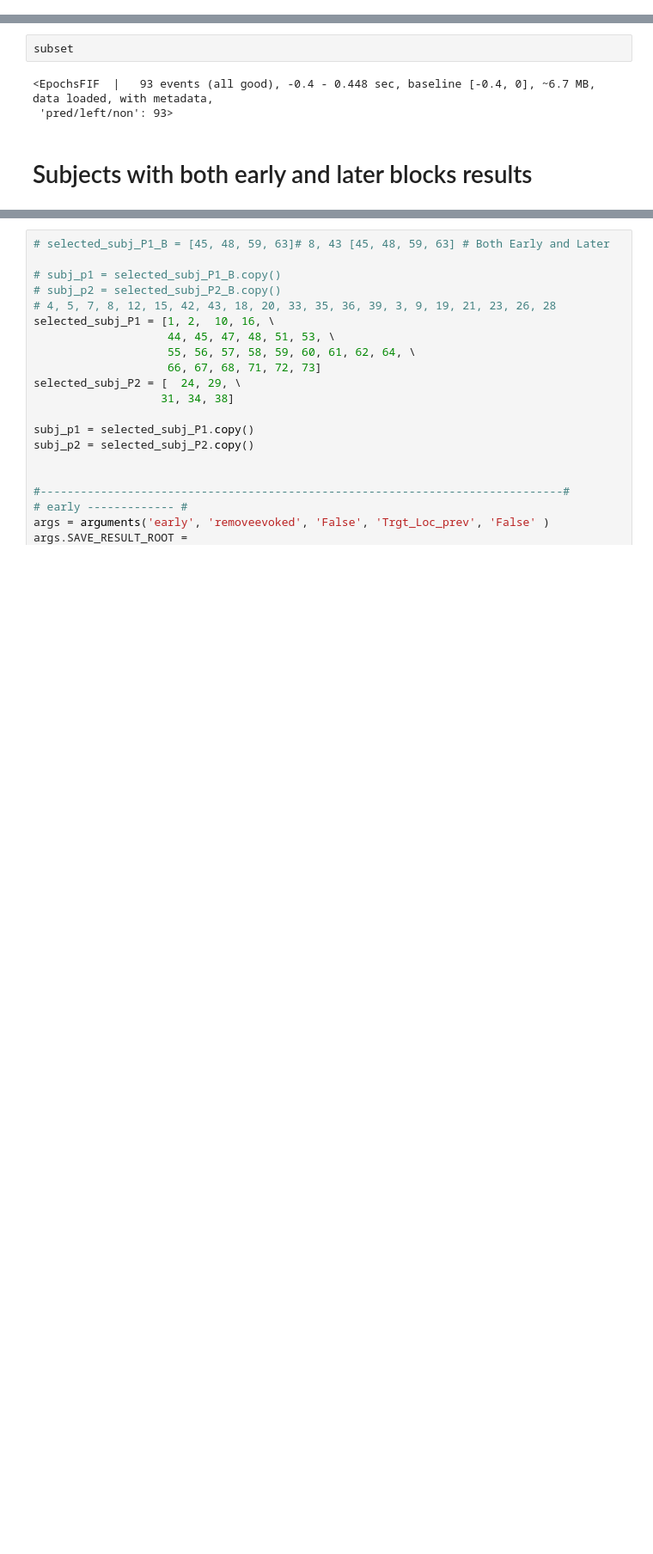
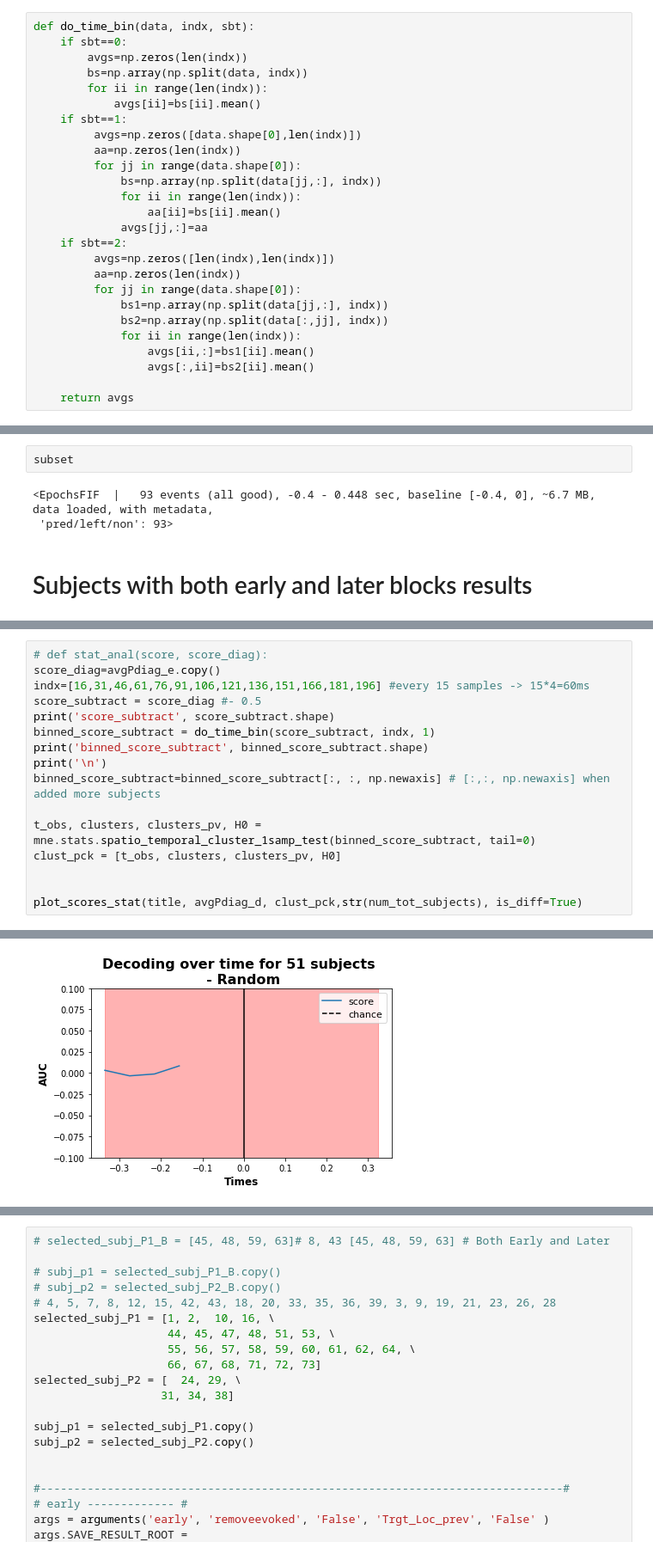
Before and after one commit to MaryZolfaghar/SPLT_EEG, a Jupyter notebook: jupyter/finals/final_genResults_randomSimulation_myData_may0420.ipynb, the cells around one changed output, grey strips where cells are left out. Shown: that part at 86% size. Cells and saved outputs as stored; diff of their text form; blank space fills up the shorter version.

```diff
--- a/jupyter/finals/final_genResults_randomSimulation_myData_may0420.ipynb
+++ b/jupyter/finals/final_genResults_randomSimulation_myData_may0420.ipynb
@@ -442,6 +449,32 @@ def plot_scores_diag(title, scores_diag, apply_smooth):
     ax.set_title('Sensor space decoding for %s subjects \n %s ' %(num_tot_subjects, title), fontproperties=font, fontweight='bold', fontsize=16)
     plt.tight_layout()
     plt.show()
+# %%
+def do_time_bin(data, indx, sbt):
+    if sbt==0:
+        avgs=np.zeros(len(indx))
+        bs=np.array(np.split(data, indx))
+        for ii in range(len(indx)):
+            avgs[ii]=bs[ii].mean()
+    if sbt==1:
+         avgs=np.zeros([data.shape[0],len(indx)])
+         aa=np.zeros(len(indx))
+         for jj in range(data.shape[0]):
+             bs=np.array(np.split(data[jj,:], indx))
+             for ii in range(len(indx)):
+                 aa[ii]=bs[ii].mean()
+             avgs[jj,:]=aa
+    if sbt==2:
+         avgs=np.zeros([len(indx),len(indx)])
+         aa=np.zeros(len(indx))
+         for jj in range(data.shape[0]):
+             bs1=np.array(np.split(data[jj,:], indx))
+             bs2=np.array(np.split(data[:,jj], indx))
+             for ii in range(len(indx)):
+                 avgs[ii,:]=bs1[ii].mean()
+                 avgs[:,ii]=bs2[ii].mean()
+
+    return avgs
 # %%
 def set_fonts():
     from matplotlib.font_manager import FontProperties
@@ -617,0 +718,17 @@ p1 shape 35 p2 shape 16
+# %%
+# def stat_anal(score, score_diag):
+score_diag=avgPdiag_e.copy()
+indx=[16,31,46,61,76,91,106,121,136,151,166,181,196] #every 15 samples -> 15*4=60ms
+score_subtract = score_diag #- 0.5
+print('score_subtract', score_subtract.shape)
+binned_score_subtract = do_time_bin(score_subtract, indx, 1)
+print('binned_score_subtract', binned_score_subtract.shape)
+print('\n')
+binned_score_subtract=binned_score_subtract[:, :, np.newaxis] # [:,:, np.newaxis] when added more subjects
+
+t_obs, clusters, clusters_pv, H0 = mne.stats.spatio_temporal_cluster_1samp_test(binned_score_subtract, tail=0)
+clust_pck = [t_obs, clusters, clusters_pv, H0]
+
+
+plot_scores_stat(title, avgPdiag_d, clust_pck,str(num_tot_subjects), is_diff=True)
+# %% [output]
@@ -617,0 +749 @@ p1 shape 35 p2 shape 16
+[figure, added]
```
Also changed, not shown: parts of 10 cells of this notebook.
